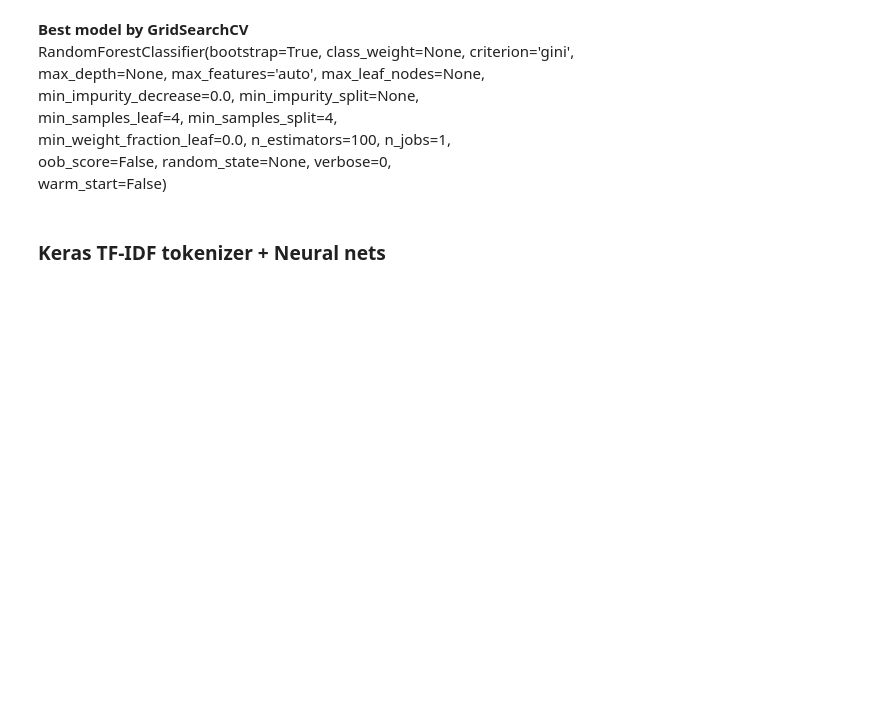
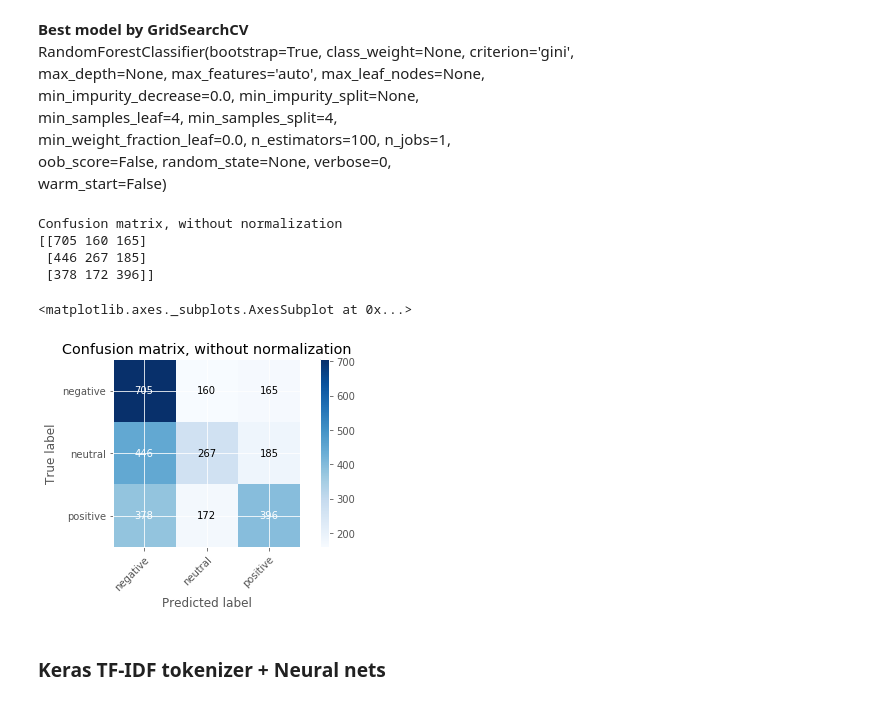
Before and after one commit to zeetaros/ml_nanodegree, a Jupyter notebook: capstone/dev_text_models.ipynb, the cells around one changed output. Cells and saved outputs as stored; diff of their text form; code cells hidden in the pictures; blank space fills up the shorter version.

```diff
--- a/capstone/dev_text_models.ipynb
+++ b/capstone/dev_text_models.ipynb
@@ -534,11 +598,21 @@ RandomForestClassifier(bootstrap=True, class_weight=None, criterion='gini',
             oob_score=False, random_state=None, verbose=0,
             warm_start=False)
 # %%
-# rf.fit(X=p_train, y=q_train)
-# y_pred_rf = rf.predict(p_test)
+p_train, p_test, q_train, q_test = train_test_split(p_svd, q, test_size = 0.33, random_state = 42)
+rf.fit(X=p_train, y=q_train)
+y_pred_rf = rf.predict(p_test)
 # f1_score(y_pred=y_pred_rf, y_true=q_test, average="weighted")
 # rf_accuracy = 100*np.sum(y_pred_rf==q_test)/len(y_pred_rf)
 # print('Test accuracy: %.4f%%' % rf_accuracy)
+# %%
+plot_confusion_matrix(y_true=q_test, y_pred=y_pred_rf, classes=uniques)
+# %% [output]
+Confusion matrix, without normalization
+[[705 160 165]
+ [446 267 185]
+ [378 172 396]]
+<matplotlib.axes._subplots.AxesSubplot at 0x...>
+[figure, added]
 # %% [markdown]
 ### Keras TF-IDF tokenizer + Neural nets
 # %% [markdown]
```
Also changed, not shown: parts of 38 cells of this notebook, 36 other files.
